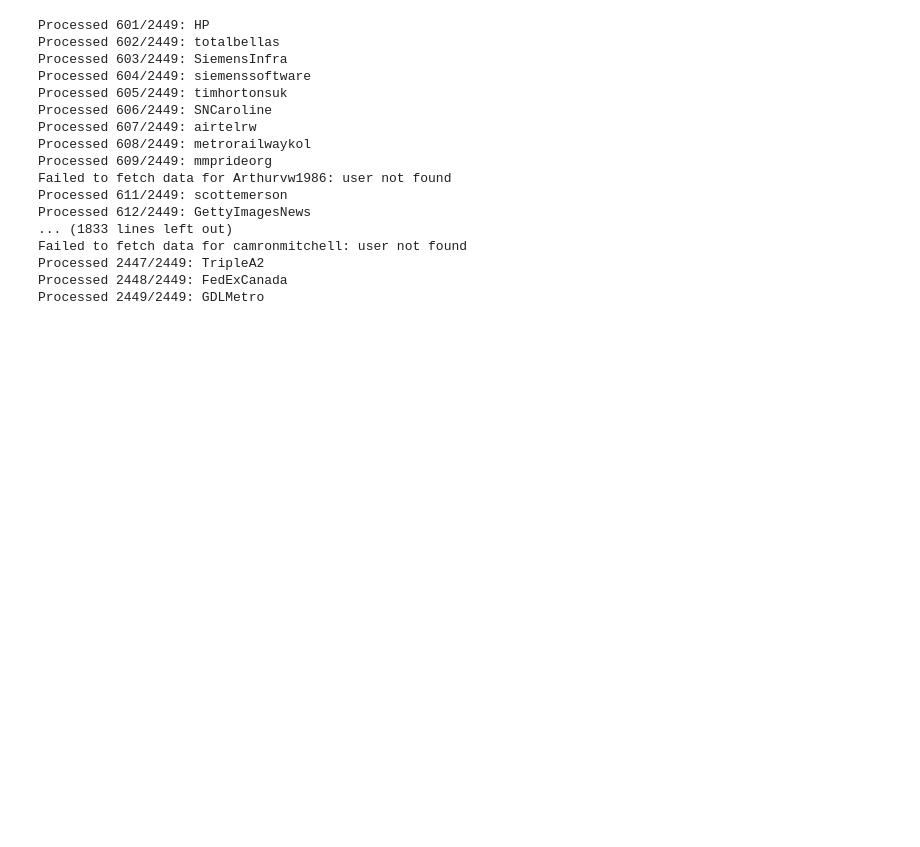
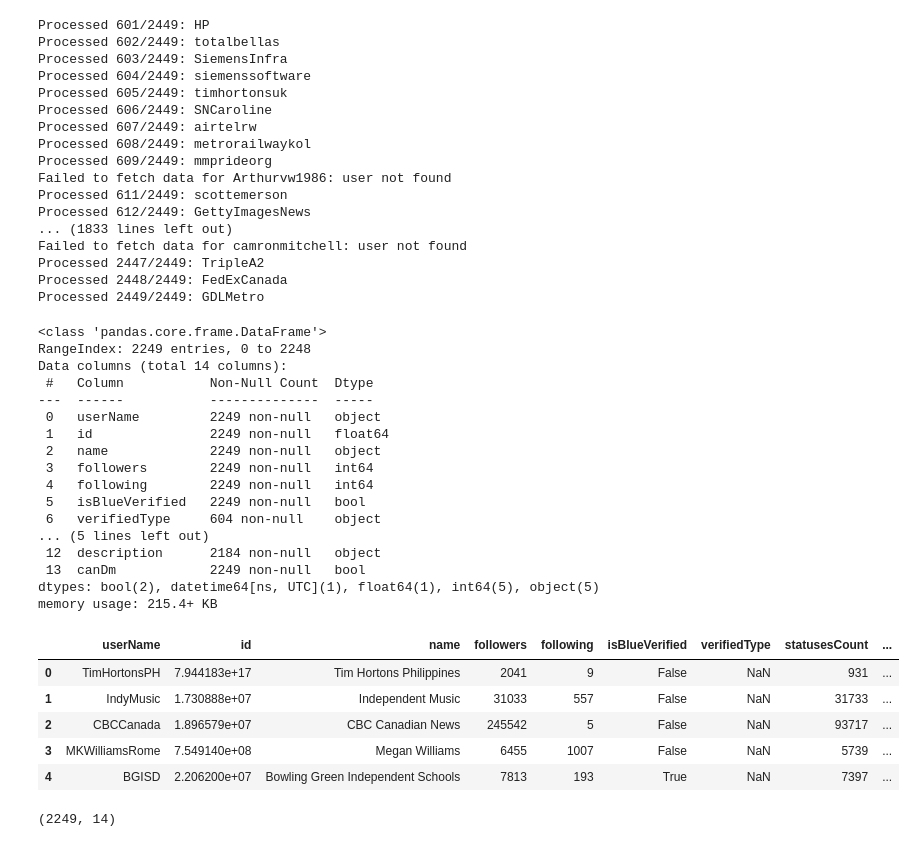
Before and after one commit to Swey17/AI_and_Dev_Swayam_Pandey_CSoT, a Jupyter notebook: getting_follower_count.ipynb, the cells around one changed output. Cells and saved outputs as stored; diff of their text form; code cells hidden in the pictures; blank space fills up the shorter version.

```diff
--- a/getting_follower_count.ipynb
+++ b/getting_follower_count.ipynb
@@ -91,3 +97,35 @@ Failed to fetch data for camronmitchell: user not found
 Processed 2447/2449: TripleA2
 Processed 2448/2449: FedExCanada
 Processed 2449/2449: GDLMetro
+# %%
+import pandas as pd
+
+data = pd.read_csv("usernames_data_x.csv", parse_dates=['createdAt'])
+data.info()
+display(data.head())
+data.shape
+# %% [output]
+<class 'pandas.core.frame.DataFrame'>
+RangeIndex: 2249 entries, 0 to 2248
+Data columns (total 14 columns):
+ #   Column           Non-Null Count  Dtype
+---  ------           --------------  -----
+ 0   userName         2249 non-null   object
+ 1   id               2249 non-null   float64
+ 2   name             2249 non-null   object
+ 3   followers        2249 non-null   int64
+ 4   following        2249 non-null   int64
+ 5   isBlueVerified   2249 non-null   bool
+ 6   verifiedType     604 non-null    object
+... (5 lines left out)
+ 12  description      2184 non-null   object
+ 13  canDm            2249 non-null   bool
+dtypes: bool(2), datetime64[ns, UTC](1), float64(1), int64(5), object(5)
+memory usage: 215.4+ KB
+|  | userName | id | name | followers | following | isBlueVerified | verifiedType | statusesCount | ... |
+| 0 | TimHortonsPH | 7.944183e+17 | Tim Hortons Philippines | 2041 | 9 | False | NaN | 931 | ... |
+| 1 | IndyMusic | 1.730888e+07 | Independent Music | 31033 | 557 | False | NaN | 31733 | ... |
+| 2 | CBCCanada | 1.896579e+07 | CBC Canadian News | 245542 | 5 | False | NaN | 93717 | ... |
+| 3 | MKWilliamsRome | 7.549140e+08 | Megan Williams | 6455 | 1007 | False | NaN | 5739 | ... |
+| 4 | BGISD | 2.206200e+07 | Bowling Green Independent Schools | 7813 | 193 | True | NaN | 7397 | ... |
+(2249, 14)
```
Also changed, not shown: parts of 9 cells of this notebook, 5 other files.
